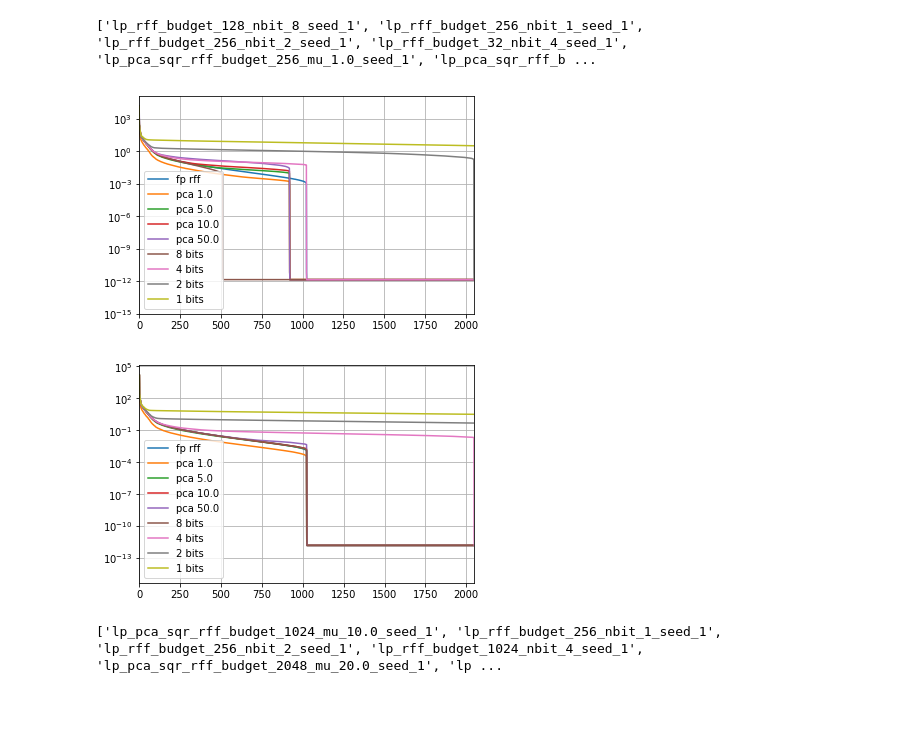
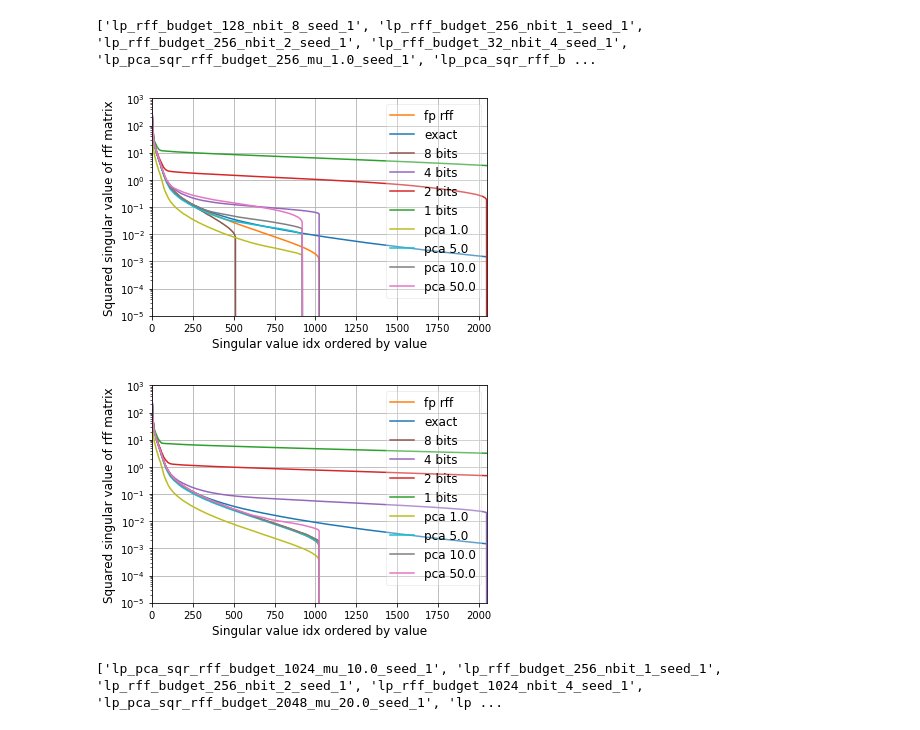
Before and after one commit to JianGoForIt/lp_rffs, a Jupyter notebook: kernel_reg/notebook/Visual-spectrum-pca-rff.ipynb, the cells around one changed output. Cells and saved outputs as stored; diff of their text form; code cells hidden in the pictures; blank space fills up the shorter version.

Commit message:
add finalized spectrum visualization of the pca rff

```diff
--- a/kernel_reg/notebook/Visual-spectrum-pca-rff.ipynb
+++ b/kernel_reg/notebook/Visual-spectrum-pca-rff.ipynb
@@ -6,3 +10,8 @@ import cPickle as cp
+# %%
+colors_dict = get_colors()
+# %%
+with open("./exact_kernel_spectrum.npy", "r") as f:
+    spectrums_exact = np.load(f)
 # %%
 with open("./spectrum_rff_pca_sqr_with_l2_n_base_feat_1024.pkl", "r") as f:
     spectrums = cp.load(f)
@@ -18,38 +27,50 @@ print spectrums.keys(), len(spectrums.keys()), len(results.keys())
 # print spectrums["lp_rff_budget_128_nbit_8"]
 # %%
 plt.figure()
-plt.semilogy(spectrums["fp_rff_error"], label="fp rff")
-plt.semilogy(spectrums["lp_pca_sqr_rff_budget_128_mu_1.0_seed_1"], label="pca 1.0")
-plt.semilogy(spectrums["lp_pca_sqr_rff_budget_128_mu_5.0_seed_1"], label="pca 5.0")
-plt.semilogy(spectrums["lp_pca_sqr_rff_budget_128_mu_10.0_seed_1"], label="pca 10.0")
-plt.semilogy(spectrums["lp_pca_sqr_rff_budget_128_mu_50.0_seed_1"], label="pca 50.0")
-plt.semilogy(spectrums["lp_rff_budget_128_nbit_8_seed_1"], label="8 bits")
-plt.semilogy(spectrums["lp_rff_budget_128_nbit_4_seed_1"], label="4 bits")
-plt.semilogy(spectrums["lp_rff_budget_128_nbit_2_seed_1"], label="2 bits")
-plt.semilogy(spectrums["lp_rff_budget_128_nbit_1_seed_1"], label="1 bits")
+plt.semilogy(spectrums["fp_rff_error"], label="fp rff", color=colors_dict["fp"])
+plt.semilogy(spectrums_exact, label="exact", color=colors_dict["exact"])
+plt.semilogy(spectrums["lp_rff_budget_128_nbit_8_seed_1"], label="8 bits", color=colors_dict["8"])
+plt.semilogy(spectrums["lp_rff_budget_128_nbit_4_seed_1"], label="4 bits", color=colors_dict["4"])
+plt.semilogy(spectrums["lp_rff_budget_128_nbit_2_seed_1"], label="2 bits", color=colors_dict["2"])
+plt.semilogy(spectrums["lp_rff_budget_128_nbit_1_seed_1"], label="1 bits", color=colors_dict["1"])
+plt.semilogy(spectrums["lp_pca_sqr_rff_budget_128_mu_1.0_seed_1"], label="pca 1.0", color=colors_dict["pca"])
+plt.semilogy(spectrums["lp_pca_sqr_rff_budget_128_mu_5.0_seed_1"], label="pca 5.0", color=colors_dict["pca_2"])
+plt.semilogy(spectrums["lp_pca_sqr_rff_budget_128_mu_10.0_seed_1"], label="pca 10.0", color=colors_dict["32"])
+plt.semilogy(spectrums["lp_pca_sqr_rff_budget_128_mu_50.0_seed_1"], label="pca 50.0", color=colors_dict["16"])
 plt.legend()
 plt.xlim([0, 2048])
+plt.ylim([1e-5, 1e3])
 plt.grid()
+plt.legend(framealpha=0.3, fontsize=12)
+plt.ylabel("Squared singular value of rff matrix", fontsize=12)
+plt.xlabel("Singular value idx ordered by value", fontsize=12)
+plt.savefig("../../notes/figures/pca_sqr_rff_spectrum_base_1024_budget_128.pdf")
 plt.show()
 # %% [output]
-[figure, old version]
+[figure, new version]
 # %%
 plt.figure()
-plt.semilogy(spectrums["fp_rff_error"], label="fp rff")
-plt.semilogy(spectrums["lp_pca_sqr_rff_budget_256_mu_1.0_seed_1"], label="pca 1.0")
-plt.semilogy(spectrums["lp_pca_sqr_rff_budget_256_mu_5.0_seed_1"], label="pca 5.0")
-plt.semilogy(spectrums["lp_pca_sqr_rff_budget_256_mu_10.0_seed_1"], label="pca 10.0")
-plt.semilogy(spectrums["lp_pca_sqr_rff_budget_256_mu_50.0_seed_1"], label="pca 50.0")
-plt.semilogy(spectrums["lp_rff_budget_256_nbit_8_seed_1"], label="8 bits")
-plt.semilogy(spectrums["lp_rff_budget_256_nbit_4_seed_1"], label="4 bits")
-plt.semilogy(spectrums["lp_rff_budget_256_nbit_2_seed_1"], label="2 bits")
-plt.semilogy(spectrums["lp_rff_budget_256_nbit_1_seed_1"], label="1 bits")
+plt.semilogy(spectrums["fp_rff_error"], label="fp rff", color=colors_dict["fp"])
+plt.semilogy(spectrums_exact, label="exact", color=colors_dict["exact"])
+plt.semilogy(spectrums["lp_rff_budget_256_nbit_8_seed_1"], label="8 bits", color=colors_dict["8"])
+plt.semilogy(spectrums["lp_rff_budget_256_nbit_4_seed_1"], label="4 bits", color=colors_dict["4"])
+plt.semilogy(spectrums["lp_rff_budget_256_nbit_2_seed_1"], label="2 bits", color=colors_dict["2"])
+plt.semilogy(spectrums["lp_rff_budget_256_nbit_1_seed_1"], label="1 bits", color=colors_dict["1"])
+plt.semilogy(spectrums["lp_pca_sqr_rff_budget_256_mu_1.0_seed_1"], label="pca 1.0", color=colors_dict["pca"])
+plt.semilogy(spectrums["lp_pca_sqr_rff_budget_256_mu_5.0_seed_1"], label="pca 5.0", color=colors_dict["pca_2"])
+plt.semilogy(spectrums["lp_pca_sqr_rff_budget_256_mu_10.0_seed_1"], label="pca 10.0", color=colors_dict["32"])
+plt.semilogy(spectrums["lp_pca_sqr_rff_budget_256_mu_50.0_seed_1"], label="pca 50.0", color=colors_dict["16"])
 plt.legend()
 plt.xlim([0, 2048])
+plt.ylim([1e-5, 1e3])
 plt.grid()
+plt.legend(framealpha=0.3, fontsize=12)
+plt.ylabel("Squared singular value of rff matrix", fontsize=12)
+plt.xlabel("Singular value idx ordered by value", fontsize=12)
+plt.savefig("../../notes/figures/pca_sqr_rff_spectrum_base_1024_budget_256.pdf")
 plt.show()
 # %% [output]
-[figure, old version]
+[figure, new version]
 # %%
 with open("./spectrum_rff_pca_sqr_with_l2_n_base_feat_8192.pkl", "r") as f:
     spectrums = cp.load(f)
```
Also changed, not shown: parts of 12 cells of this notebook, 2 other files.
